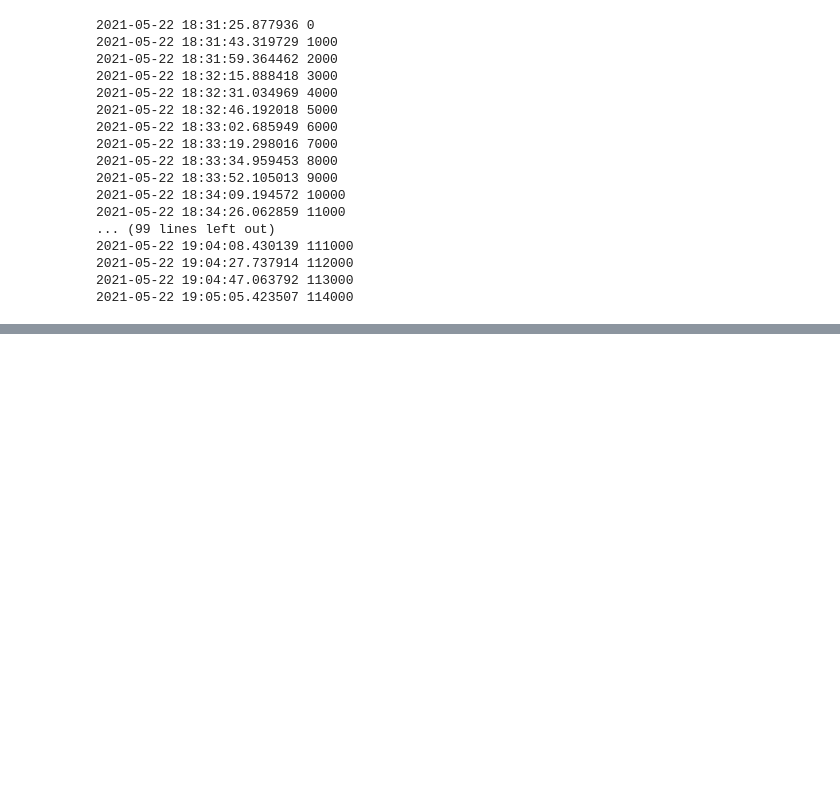
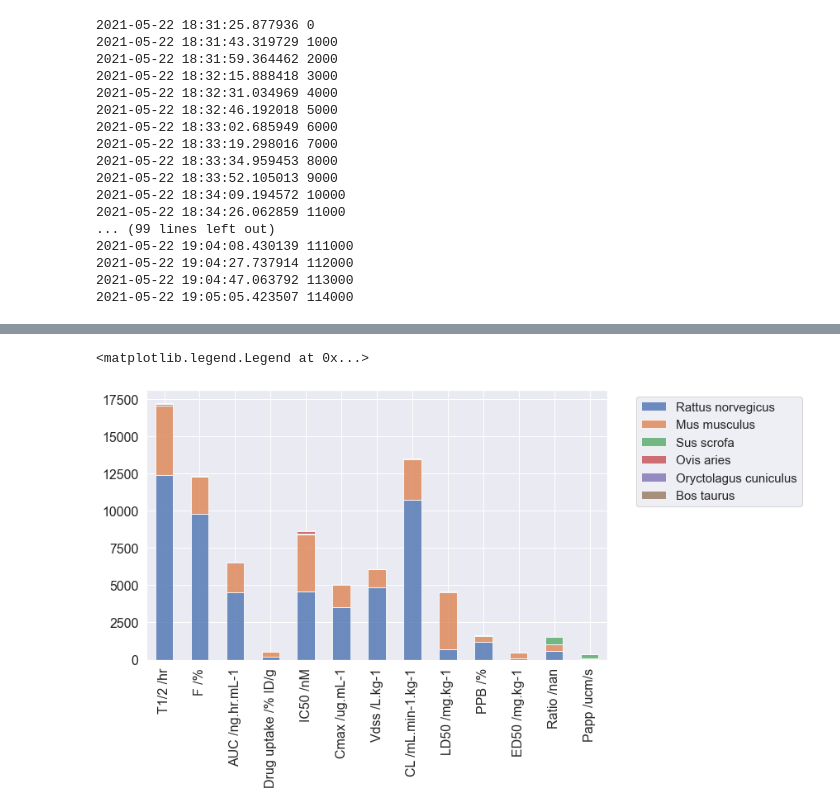
Before and after one commit to Cargill-Capstone2021/ADME-modeling-for-Cargill, a Jupyter notebook: working/data_preparation.ipynb, the cells around one changed output, grey strips where cells are left out. Drawn from its saved outputs; the diff is of its cells as text; code cells hidden in the pictures; blank space fills up the shorter version.

Commit message:
added visualization

```diff
--- a/working/data_preparation.ipynb
+++ b/working/data_preparation.ipynb
@@ -491,0 +486,12 @@ run data_prep.py
+# %%
+seen = {}
+for index, row in df_final.iterrows():
+    organism = row['organism']
+    if organism not in seen:
+        seen[organism] = 1
+    else:
+        seen[organism] += 1
+
+seen_sorted = sorted(seen.items(), key=lambda x: x[1], reverse=True)
+print(seen_sorted)
+len(seen_sorted)
@@ -491,0 +501,9 @@ run data_prep.py
+# %%
+organism_list = ['Rattus norvegicus', 'Mus musculus', 'Sus scrofa', 'Ovis aries',
+                 'Oryctolagus cuniculus', 'Bos taurus']
+act_list = ['T1/2 /hr', 'F /%', 'AUC /ng.hr.mL-1', 'Drug uptake /% ID/g', 'IC50 /nM',
+        'Cmax /ug.mL-1', 'Vdss /L.kg-1', 'CL /mL.min-1.kg-1', 'LD50 /mg.kg-1',
+        'PPB /%', 'Drug metabolism /nan', 'Distribution /%', 'ED50 /mg.kg-1',
+        'Permeability /nan', 'Ratio /nan', 'Papp /ucm/s']
+df_counts = pd.DataFrame(data = 0, columns = act_list, index = organism_list)
+df_counts
@@ -491,0 +520,18 @@ run data_prep.py
+# %%
+df_counts = pd.DataFrame(data = 0, columns = act_list, index = organism_list)
+for index, row in df_final.iterrows():
+    for i in organism_list:
+        if row['organism'] == i:
+            for j in act_list:
+                if math.isnan(row[j]) == False:
+                    df_counts.loc[i, j] += 1
+# %%
+df_counts.drop(columns=['Drug metabolism /nan', 'Distribution /%', 'Permeability /nan'], inplace=True)
+df_counts = df_counts.T
+# %%
+df_counts.plot(figsize=(10,6), kind='bar', alpha=0.8, stacked=True, fontsize=16)
+
+plt.legend(bbox_to_anchor=(1.05, 1), loc='upper left', fontsize='small')
+# %% [output]
+<matplotlib.legend.Legend at 0x...>
+[figure, added]
```
Also changed, not shown: parts of 6 cells of this notebook.
